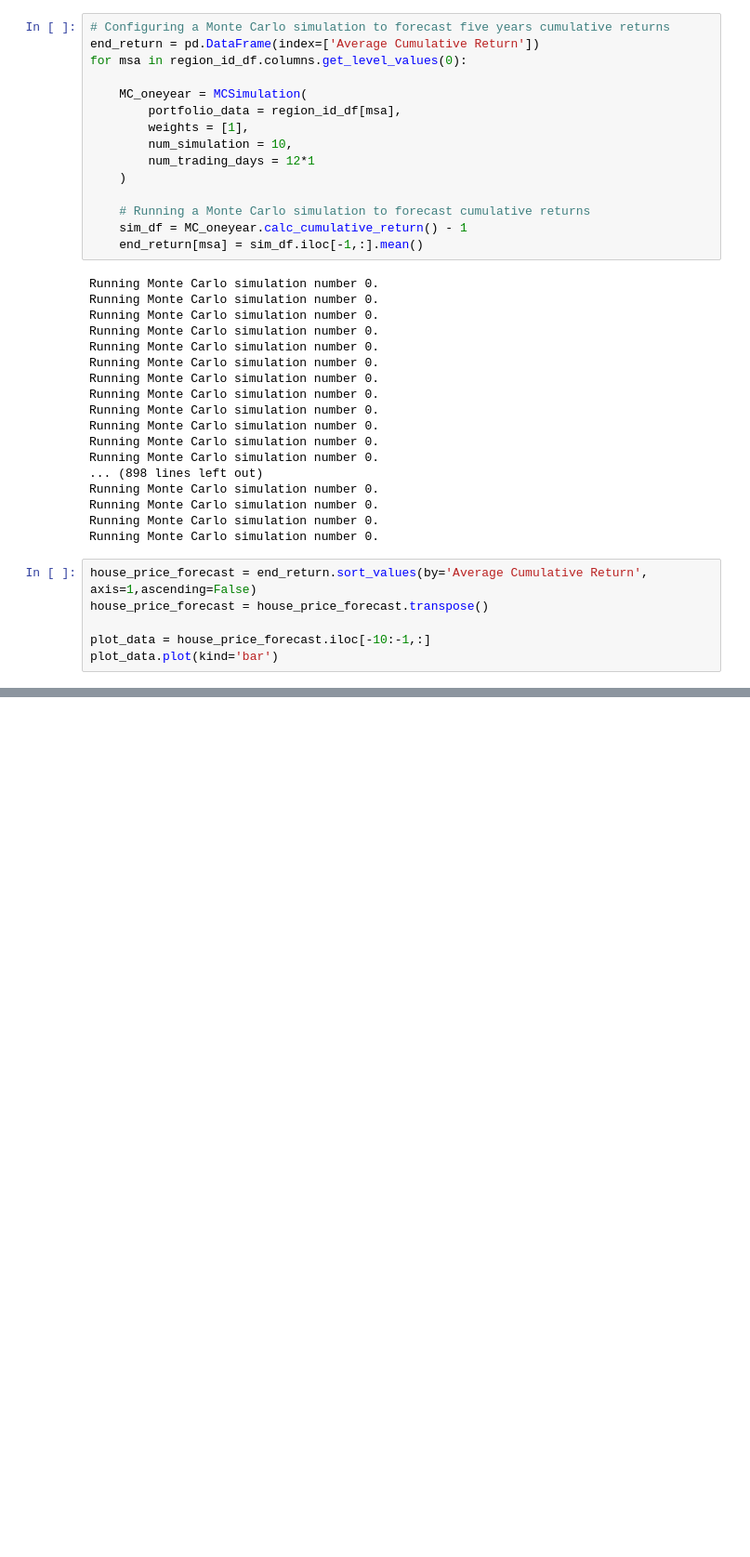
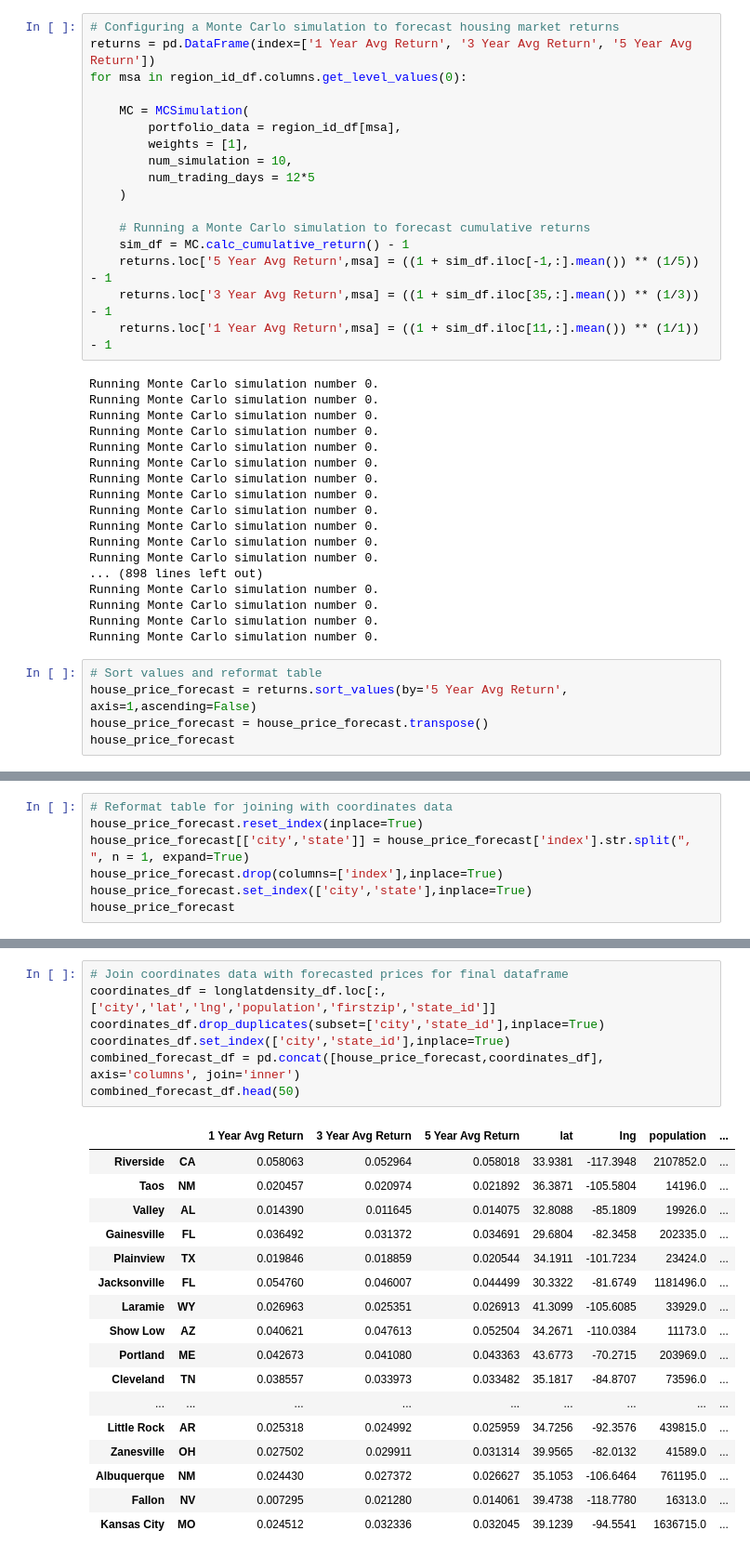
Before and after one commit to Luminous171/Project_1, a Jupyter notebook: Python_Files/Project_1_EH.ipynb, the cells around one changed output, grey strips where cells are left out. Shown: that part at 93% size. Drawn from its saved outputs; the diff is of its cells as text; blank space fills up the shorter version.

Commit message:
Added annualized return data for simulations and final data table for visualization joined with coordinates data.

```diff
--- a/Python_Files/Project_1_EH.ipynb
+++ b/Python_Files/Project_1_EH.ipynb
@@ -86,20 +114,22 @@ region_id_df.head()
 | 5/31/1996 | 107977.0 | 186274.0 | 184286.0 | 162886.0 | 115314.0 | ... |
 5 rows × 914 columns
 # %%
-# Configuring a Monte Carlo simulation to forecast five years cumulative returns
-end_return = pd.DataFrame(index=['Average Cumulative Return'])
+# Configuring a Monte Carlo simulation to forecast housing market returns
+returns = pd.DataFrame(index=['1 Year Avg Return', '3 Year Avg Return', '5 Year Avg Return'])
 for msa in region_id_df.columns.get_level_values(0):
 
-    MC_oneyear = MCSimulation(
+    MC = MCSimulation(
         portfolio_data = region_id_df[msa],
         weights = [1],
         num_simulation = 10,
-        num_trading_days = 12*1
+        num_trading_days = 12*5
     )
 
     # Running a Monte Carlo simulation to forecast cumulative returns
-    sim_df = MC_oneyear.calc_cumulative_return() - 1
-    end_return[msa] = sim_df.iloc[-1,:].mean()
+    sim_df = MC.calc_cumulative_return() - 1
+    returns.loc['5 Year Avg Return',msa] = ((1 + sim_df.iloc[-1,:].mean()) ** (1/5)) - 1
+    returns.loc['3 Year Avg Return',msa] = ((1 + sim_df.iloc[35,:].mean()) ** (1/3)) - 1
+    returns.loc['1 Year Avg Return',msa] = ((1 + sim_df.iloc[11,:].mean()) ** (1/1)) - 1
 # %% [output]
 Running Monte Carlo simulation number 0.
 Running Monte Carlo simulation number 0.
@@ -119,9 +149,8 @@ Running Monte Carlo simulation number 0.
 Running Monte Carlo simulation number 0.
 Running Monte Carlo simulation number 0.
 # %%
-house_price_forecast = end_return.sort_values(by='Average Cumulative Return', axis=1,ascending=False)
+# Sort values and reformat table
+house_price_forecast = returns.sort_values(by='5 Year Avg Return', axis=1,ascending=False)
 house_price_forecast = house_price_forecast.transpose()
-
-plot_data = house_price_forecast.iloc[-10:-1,:]
-plot_data.plot(kind='bar')
+house_price_forecast
 # %% [output]
@@ -129,0 +177,7 @@ plot_data.plot(kind='bar')
+# %%
+# Reformat table for joining with coordinates data
+house_price_forecast.reset_index(inplace=True)
+house_price_forecast[['city','state']] = house_price_forecast['index'].str.split(", ", n = 1, expand=True)
+house_price_forecast.drop(columns=['index'],inplace=True)
+house_price_forecast.set_index(['city','state'],inplace=True)
+house_price_forecast
@@ -129,0 +199,25 @@ plot_data.plot(kind='bar')
+# %%
+# Join coordinates data with forecasted prices for final dataframe
+coordinates_df = longlatdensity_df.loc[:,['city','lat','lng','population','firstzip','state_id']]
+coordinates_df.drop_duplicates(subset=['city','state_id'],inplace=True)
+coordinates_df.set_index(['city','state_id'],inplace=True)
+combined_forecast_df = pd.concat([house_price_forecast,coordinates_df], axis='columns', join='inner')
+combined_forecast_df.head(50)
+# %% [output]
+|  |  | 1 Year Avg Return | 3 Year Avg Return | 5 Year Avg Return | lat | lng | population | ... |
+| Riverside | CA | 0.058063 | 0.052964 | 0.058018 | 33.9381 | -117.3948 | 2107852.0 | ... |
+| Taos | NM | 0.020457 | 0.020974 | 0.021892 | 36.3871 | -105.5804 | 14196.0 | ... |
+| Valley | AL | 0.014390 | 0.011645 | 0.014075 | 32.8088 | -85.1809 | 19926.0 | ... |
+| Gainesville | FL | 0.036492 | 0.031372 | 0.034691 | 29.6804 | -82.3458 | 202335.0 | ... |
+| Plainview | TX | 0.019846 | 0.018859 | 0.020544 | 34.1911 | -101.7234 | 23424.0 | ... |
+| Jacksonville | FL | 0.054760 | 0.046007 | 0.044499 | 30.3322 | -81.6749 | 1181496.0 | ... |
+| Laramie | WY | 0.026963 | 0.025351 | 0.026913 | 41.3099 | -105.6085 | 33929.0 | ... |
+| Show Low | AZ | 0.040621 | 0.047613 | 0.052504 | 34.2671 | -110.0384 | 11173.0 | ... |
+| Portland | ME | 0.042673 | 0.041080 | 0.043363 | 43.6773 | -70.2715 | 203969.0 | ... |
+| Cleveland | TN | 0.038557 | 0.033973 | 0.033482 | 35.1817 | -84.8707 | 73596.0 | ... |
+| ... | ... | ... | ... | ... | ... | ... | ... | ... |
+| Little Rock | AR | 0.025318 | 0.024992 | 0.025959 | 34.7256 | -92.3576 | 439815.0 | ... |
+| Zanesville | OH | 0.027502 | 0.029911 | 0.031314 | 39.9565 | -82.0132 | 41589.0 | ... |
+| Albuquerque | NM | 0.024430 | 0.027372 | 0.026627 | 35.1053 | -106.6464 | 761195.0 | ... |
+| Fallon | NV | 0.007295 | 0.021280 | 0.014061 | 39.4738 | -118.7780 | 16313.0 | ... |
+| Kansas City | MO | 0.024512 | 0.032336 | 0.032045 | 39.1239 | -94.5541 | 1636715.0 | ... |
```
Also changed, not shown: parts of 5 cells of this notebook.
